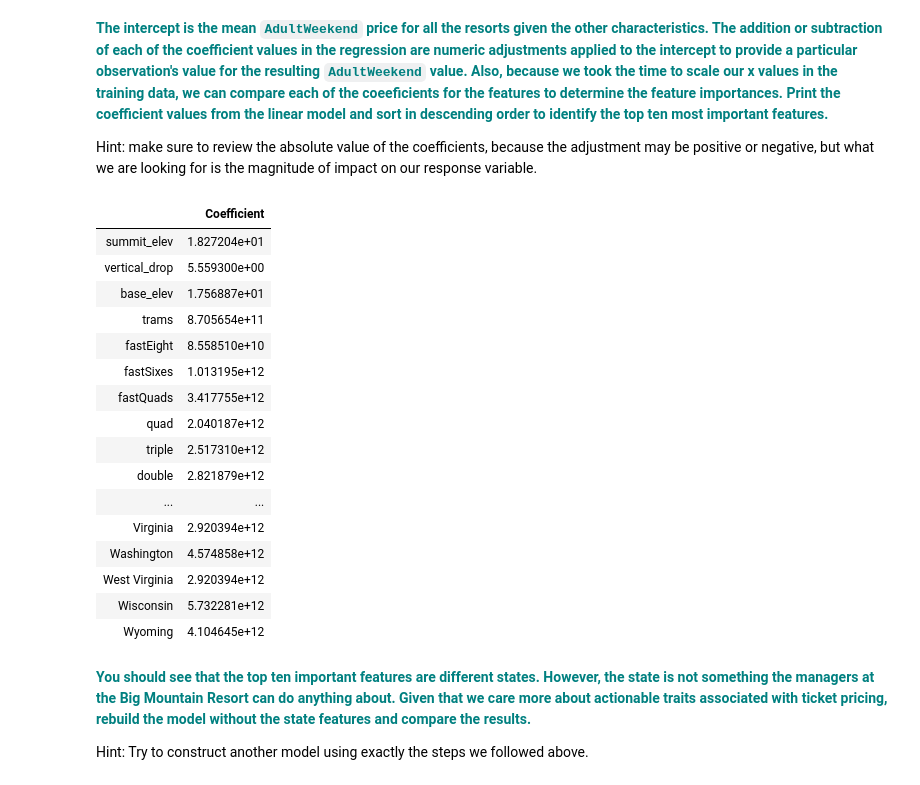
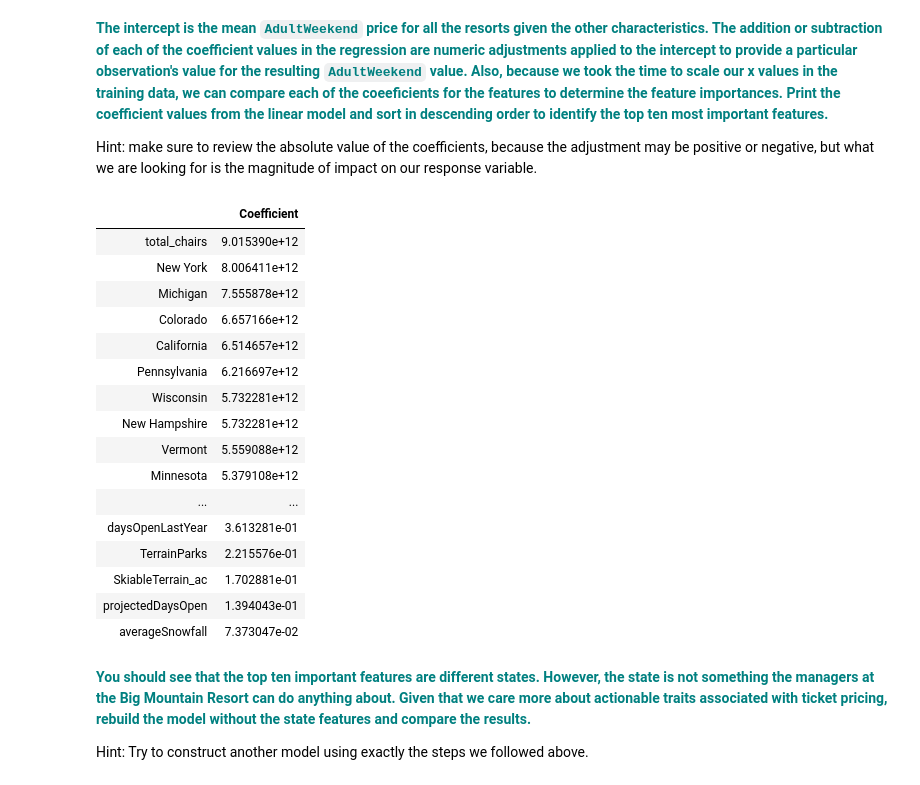
Before and after one commit to Oraff1/GuidedCapstone, a Jupyter notebook: DataWrangling/Notebook_stepfourandfive.ipynb, the cells around one changed output. Saved outputs shown, nothing was run; the diff lists cells and outputs as text; code cells hidden in the pictures.

```diff
--- a/DataWrangling/Notebook_stepfourandfive.ipynb
+++ b/DataWrangling/Notebook_stepfourandfive.ipynb
@@ -84,3 +66,7 @@ df.head()
 | 3 | Arizona Snowbowl | Arizona | 11500 | 2300 | 9200 | 0 | 0.0 | 1 | 0 | ... |
 | 4 | Sunrise Park Resort | Arizona | 11100 | 1800 | 9200 | 0 | 0.0 | 0 | 1 | ... |
 5 rows × 26 columns
+# %%
+df = df.fillna(0)
+
+df.head()
@@ -229,26 +223,26 @@ Hint: make sure to review the absolute value of the coefficients, because the ad
 # %%
 # You might want to make a pandas DataFrame displaying the coefficients for each state like so:
 df_model1 = pd.DataFrame(abs(lm.coef_), X.columns, columns=['Coefficient'])
 
-df_model1
+df_model1.sort_values(by=['Coefficient'],ascending=False)
 # %% [output]
 |  | Coefficient |
-| summit_elev | 1.827204e+01 |
-| vertical_drop | 5.559300e+00 |
-| base_elev | 1.756887e+01 |
-| trams | 8.705654e+11 |
-| fastEight | 8.558510e+10 |
-| fastSixes | 1.013195e+12 |
-| fastQuads | 3.417755e+12 |
-| quad | 2.040187e+12 |
-| triple | 2.517310e+12 |
-| double | 2.821879e+12 |
+| total_chairs | 9.015390e+12 |
+| New York | 8.006411e+12 |
+| Michigan | 7.555878e+12 |
+| Colorado | 6.657166e+12 |
+| California | 6.514657e+12 |
+| Pennsylvania | 6.216697e+12 |
+| Wisconsin | 5.732281e+12 |
+| New Hampshire | 5.732281e+12 |
+| Vermont | 5.559088e+12 |
+| Minnesota | 5.379108e+12 |
 | ... | ... |
-| Virginia | 2.920394e+12 |
-| Washington | 4.574858e+12 |
-| West Virginia | 2.920394e+12 |
-| Wisconsin | 5.732281e+12 |
-| Wyoming | 4.104645e+12 |
+| daysOpenLastYear | 3.613281e-01 |
+| TerrainParks | 2.215576e-01 |
+| SkiableTerrain_ac | 1.702881e-01 |
+| projectedDaysOpen | 1.394043e-01 |
+| averageSnowfall | 7.373047e-02 |
 # %% [markdown]
 **<font color='teal'>You should see that the top ten important features are different states. However, the state is not something the managers at the Big Mountain Resort can do anything about. Given that we care more about actionable traits associated with ticket pricing, rebuild the model without the state features and compare the results. </font>**
 
```
Also changed, not shown: parts of 16 cells of this notebook.
